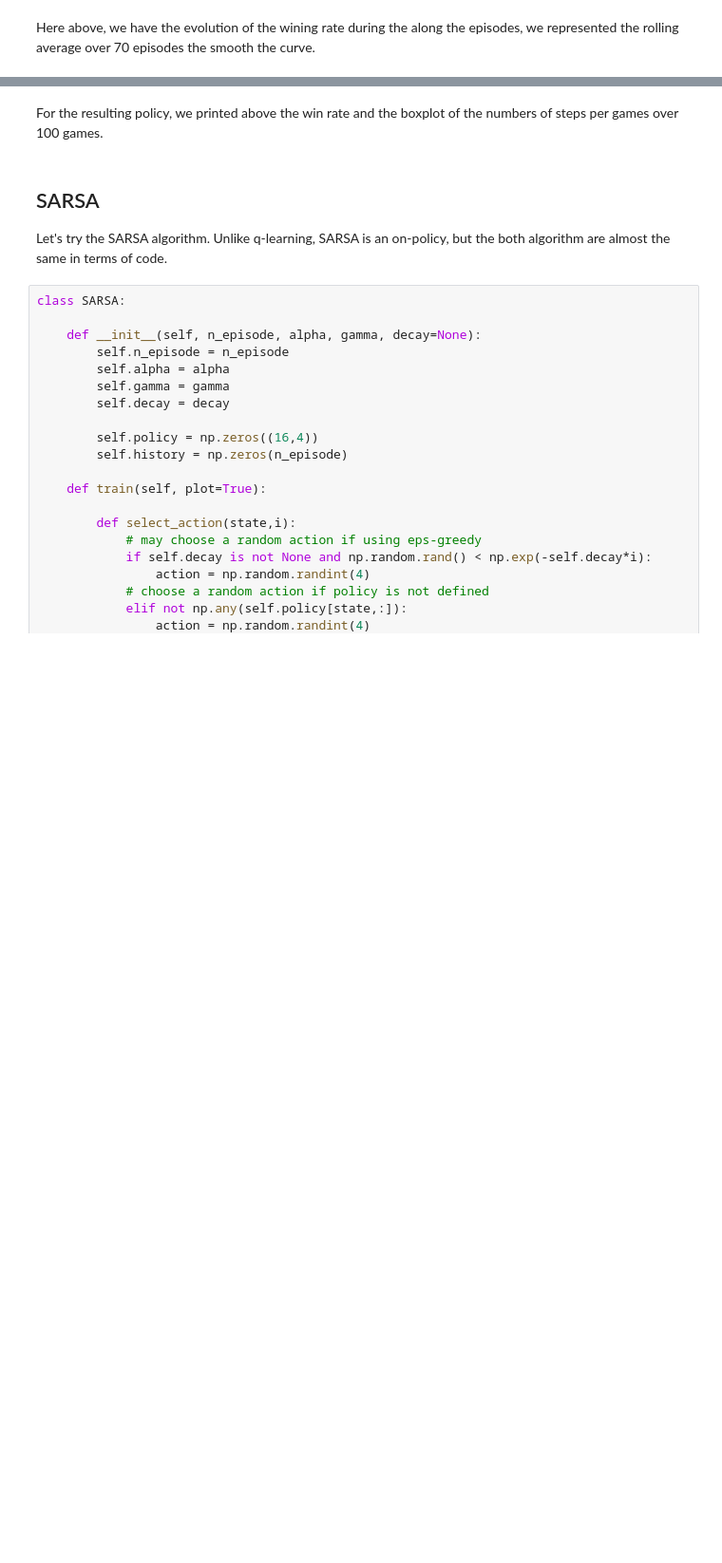
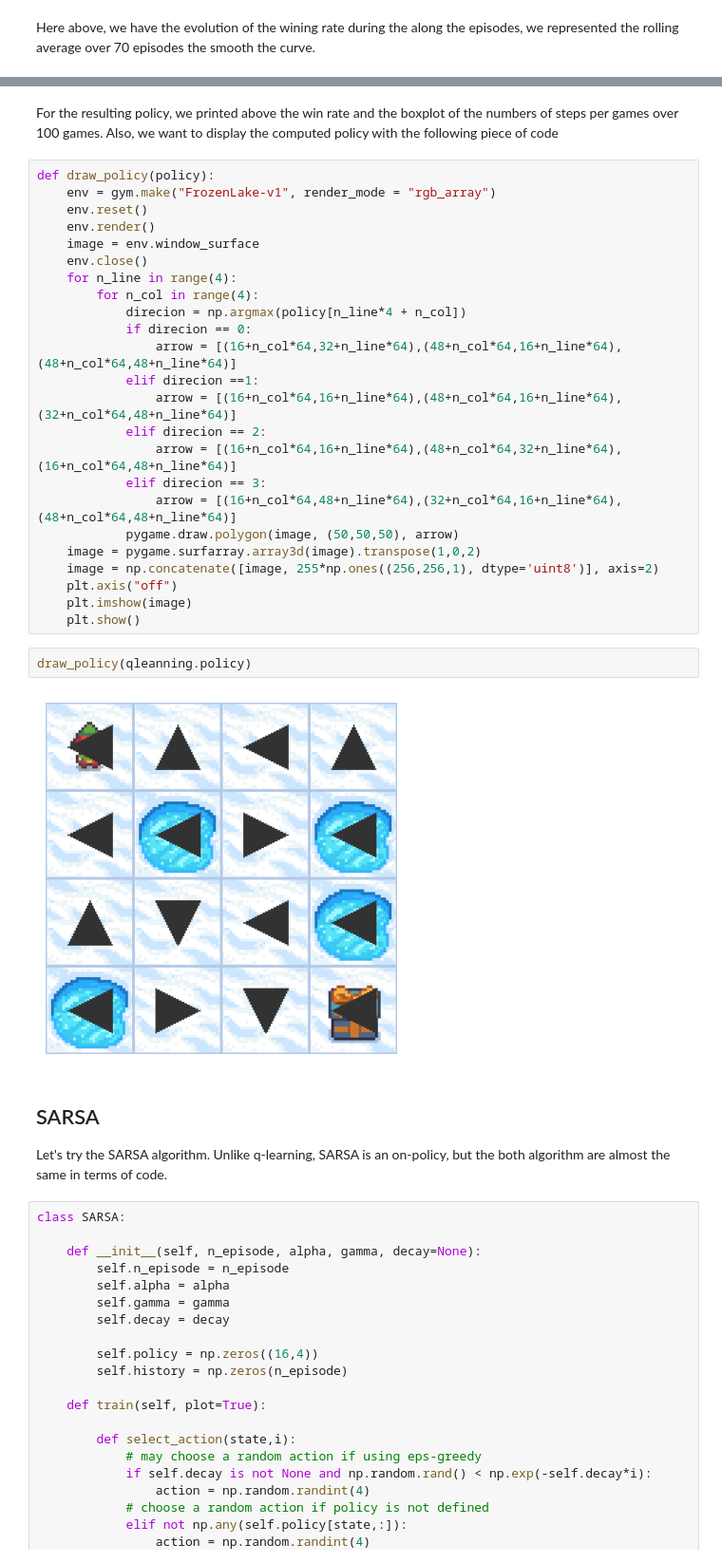
Before and after one commit to ByTaizer/Projet_APST2, a Jupyter notebook: FrozenLakeProject.ipynb, the cells around one changed output, grey strips where cells are left out. Shown at 95% size. Saved outputs shown, nothing was run; the diff lists cells and outputs as text; blank space fills up the shorter version.

Commit message:
display policy

```diff
--- a/FrozenLakeProject.ipynb
+++ b/FrozenLakeProject.ipynb
@@ -153,5 +152,33 @@ Win rate: 0.76
 # %% [markdown]
-For the resulting policy, we printed above the win rate and the boxplot of the numbers of steps per games over 100 games.
+For the resulting policy, we printed above the win rate and the boxplot of the numbers of steps per games over 100 games. Also, we want to display the computed policy with the following piece of code
+# %%
+def draw_policy(policy):
+    env = gym.make("FrozenLake-v1", render_mode = "rgb_array")
+    env.reset()
+    env.render()
+    image = env.window_surface
+    env.close()
+    for n_line in range(4):
+        for n_col in range(4):
+            direcion = np.argmax(policy[n_line*4 + n_col])
+            if direcion == 0:
+                arrow = [(16+n_col*64,32+n_line*64),(48+n_col*64,16+n_line*64),(48+n_col*64,48+n_line*64)]
+            elif direcion ==1:
+                arrow = [(16+n_col*64,16+n_line*64),(48+n_col*64,16+n_line*64),(32+n_col*64,48+n_line*64)]
+            elif direcion == 2:
+                arrow = [(16+n_col*64,16+n_line*64),(48+n_col*64,32+n_line*64),(16+n_col*64,48+n_line*64)]
+            elif direcion == 3:
+                arrow = [(16+n_col*64,48+n_line*64),(32+n_col*64,16+n_line*64),(48+n_col*64,48+n_line*64)]
+            pygame.draw.polygon(image, (50,50,50), arrow)
+    image = pygame.surfarray.array3d(image).transpose(1,0,2)
+    image = np.concatenate([image, 255*np.ones((256,256,1), dtype='uint8')], axis=2)
+    plt.axis("off")
+    plt.imshow(image)
+    plt.show()
+# %%
+draw_policy(qleanning.policy)
+# %% [output]
+[figure, added]
 # %% [markdown]
 ## SARSA
 
```
Also changed, not shown: parts of 7 cells of this notebook.
